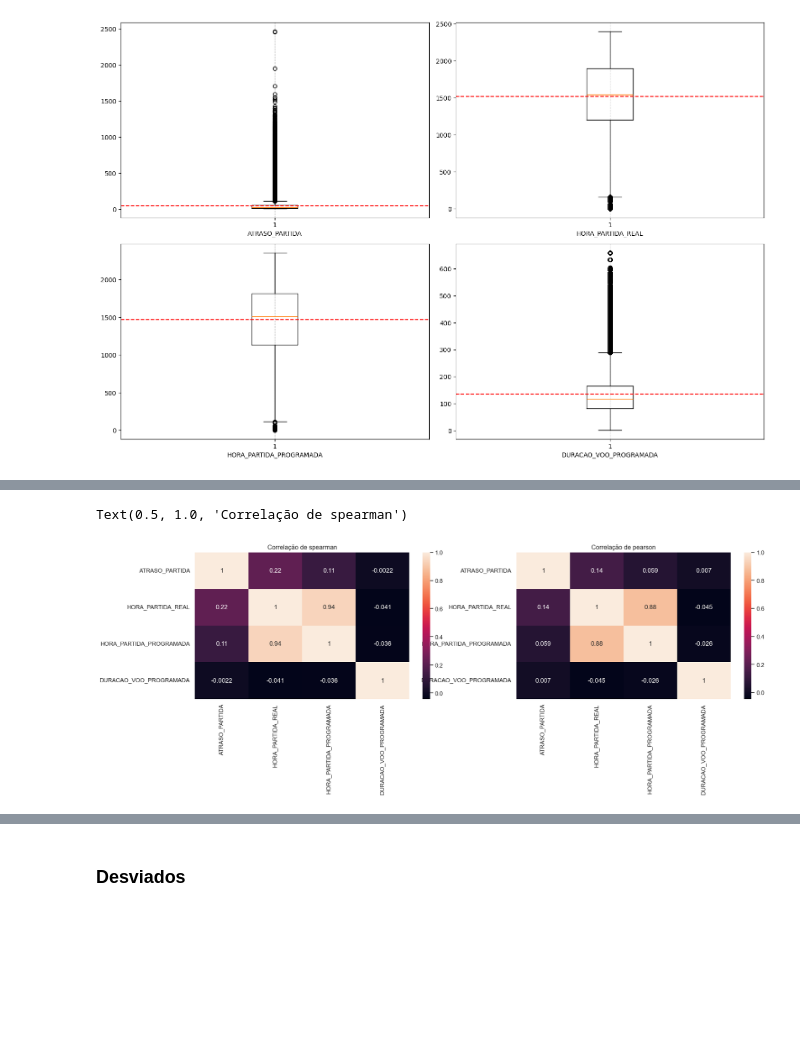
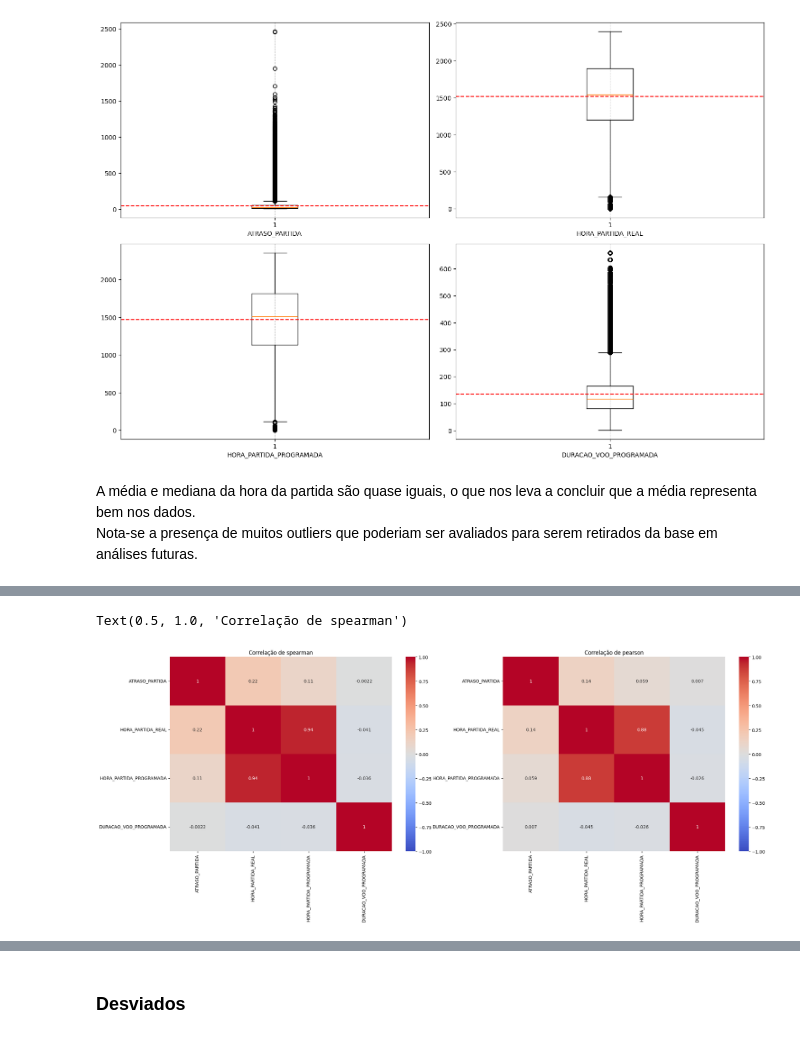
Before and after one commit to lolaquiino/Projeto_Estat-stica, a Jupyter notebook: Projeto.ipynb, the cells around one changed output, grey strips where cells are left out. Cells and saved outputs as stored; diff of their text form; code cells hidden in the pictures; blank space fills up the shorter version.

```diff
--- a/Projeto.ipynb
+++ b/Projeto.ipynb
@@ -741,6 +795,9 @@ plt.tight_layout()
 plt.show()
 # %% [output]
 [figure]
+# %% [markdown]
+A média e mediana da hora da partida são quase iguais, o que nos leva a concluir que a média representa bem nos dados.
+Nota-se a presença de muitos outliers que poderiam ser avaliados para serem retirados da base em análises futuras.
 # %%
 df[canceladas_continuas].corr()
 # %% [output]
@@ -750,11 +807,14 @@ df[canceladas_continuas].corr()
 | HORA_PARTIDA_PROGRAMADA | 0.058875 | 0.881598 | 1.000000 | -0.026388 |
 | DURACAO_VOO_PROGRAMADA | 0.007001 | -0.044619 | -0.026388 | 1.000000 |
 # %%
-fig, ax = plt.subplots(1,2, figsize = ( 20,5))
-sns.heatmap(df[canceladas_continuas].corr(method = "spearman"), ax = ax[0], annot = True)
-sns.heatmap(df[canceladas_continuas].corr(method = "pearson"), ax = ax[1], annot = True)
+fig, ax = plt.subplots(1,2, figsize = ( 25,8))
+sns.heatmap(df[canceladas_continuas].corr(method = "spearman"), ax = ax[0], annot = True,
+            cmap="coolwarm", # cores de azul até vermelho
+            vmin=-1, vmax=1)
+sns.heatmap(df[canceladas_continuas].corr(method = "pearson"), ax = ax[1], annot = True,
+            cmap="coolwarm", vmin=-1, vmax=1)
 ax[1].set_title("Correlação de pearson")
 ax[0].set_title("Correlação de spearman")
 # %% [output]
 Text(0.5, 1.0, 'Correlação de spearman')
-[figure, old version]
+[figure, new version]
```
Also changed, not shown: parts of 43 cells of this notebook, 1 other file.
